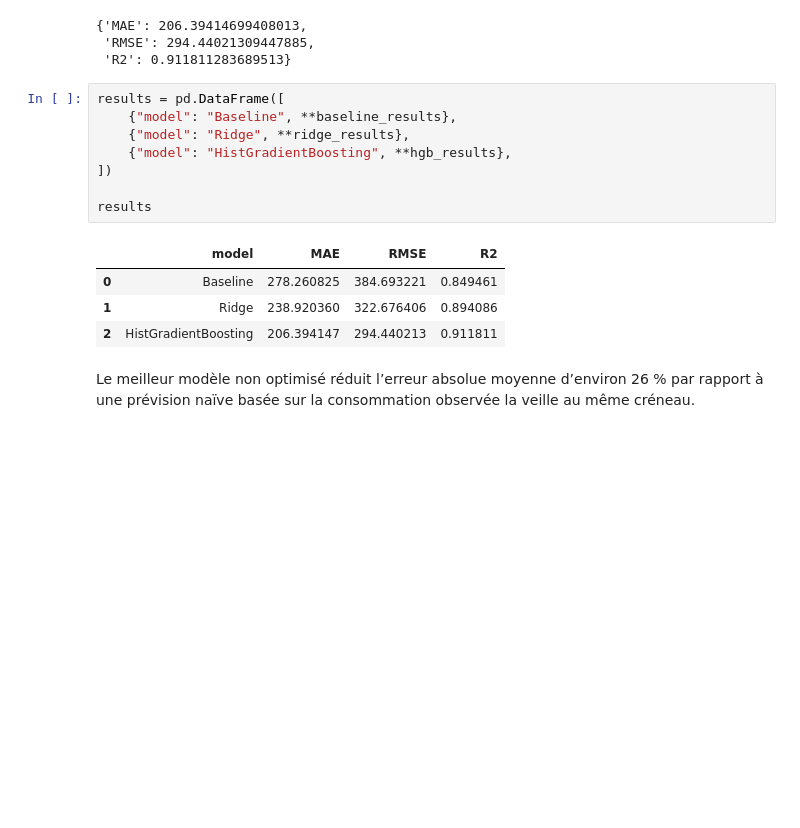
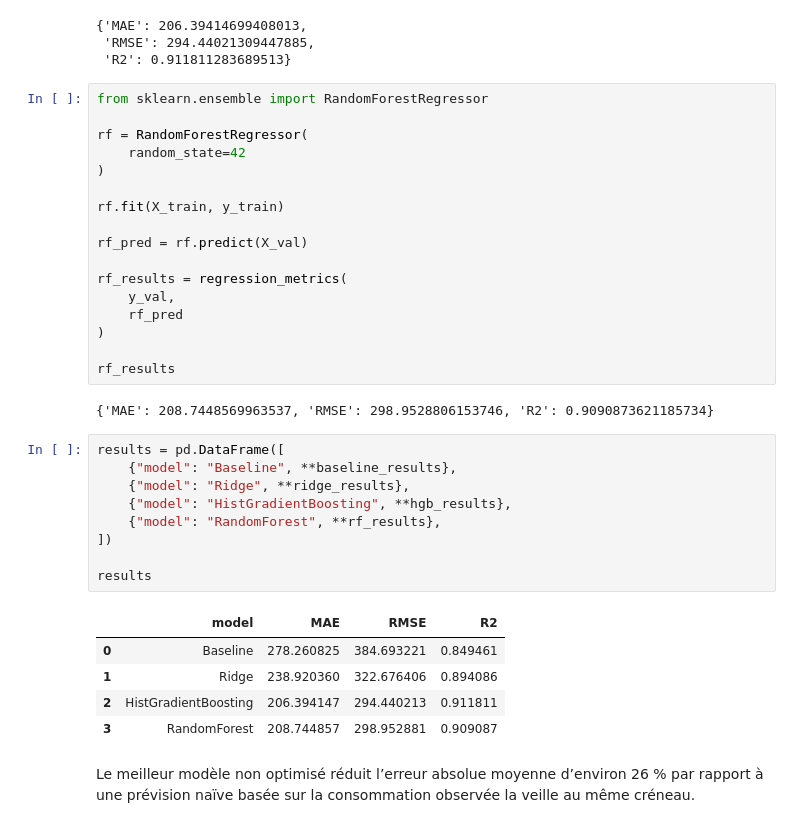
Before and after one commit to Aucorre/RNCP_BLOC_5, a Jupyter notebook: notebooks/modeling_evaluation.ipynb, the cells around one changed output. Saved outputs shown, nothing was run; the diff lists cells and outputs as text; blank space fills up the shorter version.

```diff
--- a/notebooks/modeling_evaluation.ipynb
+++ b/notebooks/modeling_evaluation.ipynb
@@ -240,19 +277,40 @@ hgb_results
 {'MAE': 206.39414699408013,
  'RMSE': 294.44021309447885,
  'R2': 0.911811283689513}
+# %%
+from sklearn.ensemble import RandomForestRegressor
+
+rf = RandomForestRegressor(
+    random_state=42
+)
+
+rf.fit(X_train, y_train)
+
+rf_pred = rf.predict(X_val)
+
+rf_results = regression_metrics(
+    y_val,
+    rf_pred
+)
+
+rf_results
+# %% [output]
+{'MAE': 208.7448569963537, 'RMSE': 298.9528806153746, 'R2': 0.9090873621185734}
 # %%
 results = pd.DataFrame([
     {"model": "Baseline", **baseline_results},
     {"model": "Ridge", **ridge_results},
     {"model": "HistGradientBoosting", **hgb_results},
+    {"model": "RandomForest", **rf_results},
 ])
 
 results
 # %% [output]
 |  | model | MAE | RMSE | R2 |
 | 0 | Baseline | 278.260825 | 384.693221 | 0.849461 |
 | 1 | Ridge | 238.920360 | 322.676406 | 0.894086 |
 | 2 | HistGradientBoosting | 206.394147 | 294.440213 | 0.911811 |
+| 3 | RandomForest | 208.744857 | 298.952881 | 0.909087 |
 # %% [markdown]
 Le meilleur modèle non optimisé réduit l’erreur absolue moyenne d’environ 26 % par rapport à une prévision naïve basée sur la consommation observée la veille au même créneau.
 # %%
```
Also changed, not shown: parts of 23 cells of this notebook, 58 other files.
